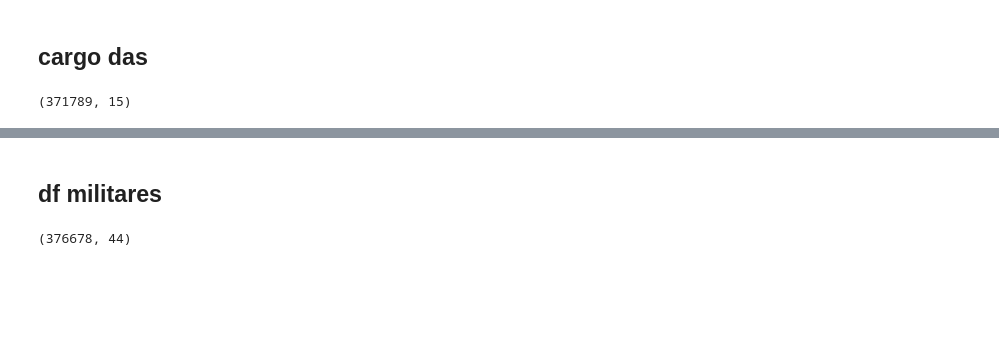
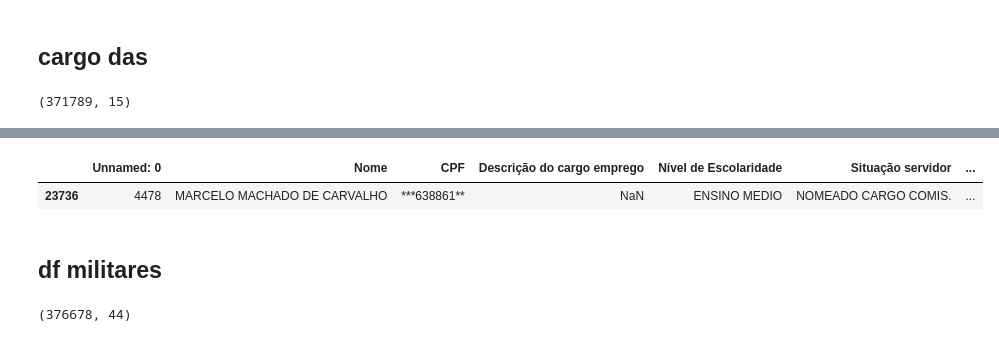
Before and after one commit to erickmattoso/an_militares_das, a Jupyter notebook: Step 2 - Data Processing - DAS e Militares.ipynb, the cells around one changed output, grey strips where cells are left out. Saved outputs shown, nothing was run; the diff lists cells and outputs as text; code cells hidden in the pictures; blank space fills up the shorter version.

```diff
--- a/Step 2 - Data Processing - DAS e Militares.ipynb
+++ b/Step 2 - Data Processing - DAS e Militares.ipynb
@@ -14,3 +37,8 @@ df_DAS.shape
+# %%
+df_DAS.sample()
+# %% [output]
+|  | Unnamed: 0 | Nome | CPF | Descrição do cargo emprego | Nível de Escolaridade | Situação servidor | ... |
+| 23736 | 4478 | MARCELO MACHADO DE CARVALHO | ***638861** | NaN | ENSINO MEDIO | NOMEADO CARGO COMIS. | ... |
 # %% [markdown]
 ## df militares
 # %%
```
Also changed, not shown: parts of 21 cells of this notebook, 6 other files.
